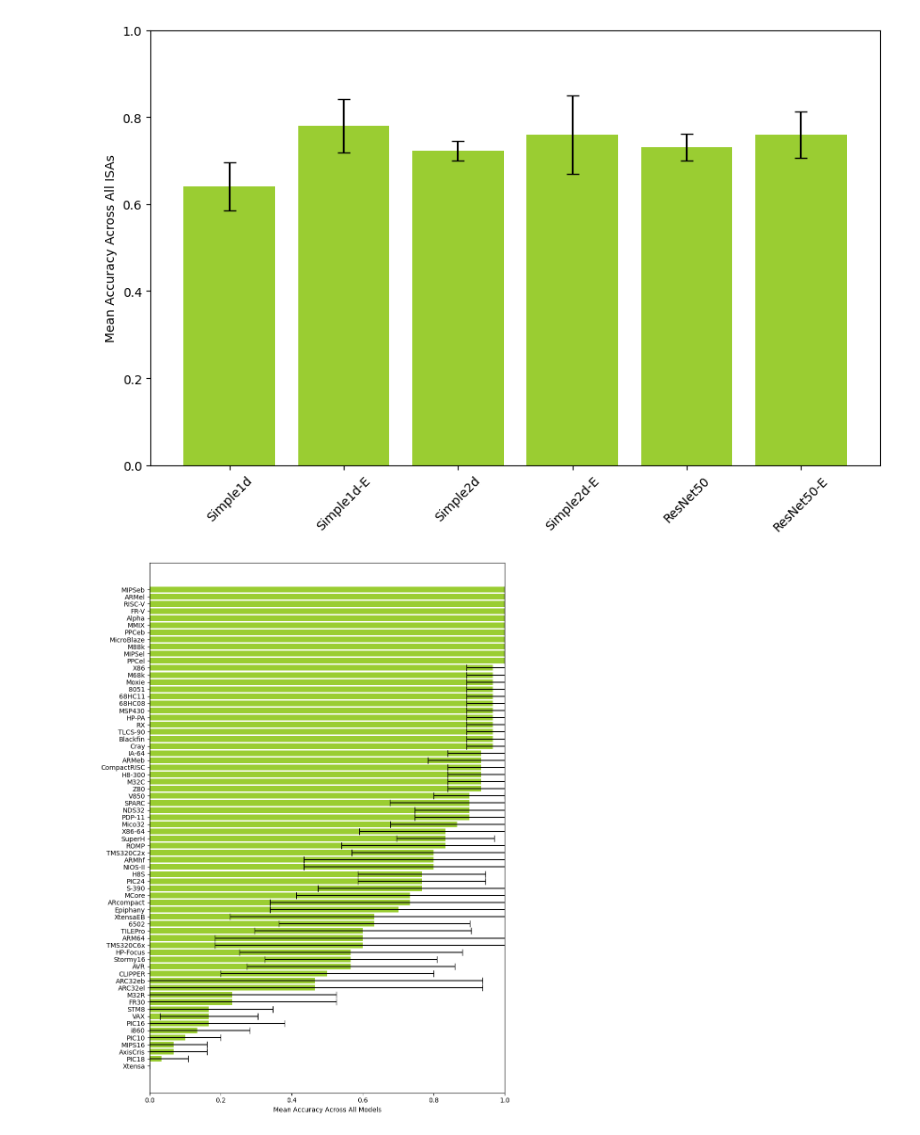
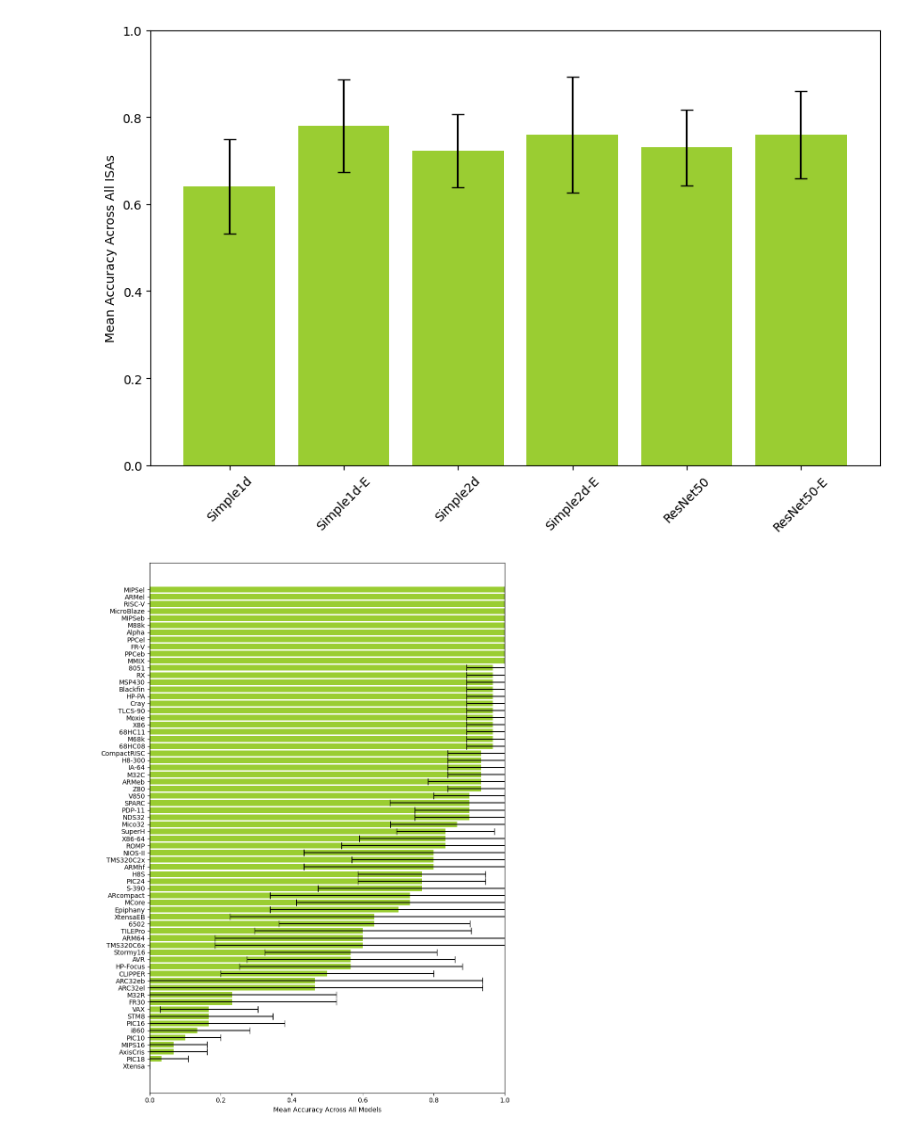
Before and after one commit to mikkelsvartveit/thesis, a Jupyter notebook: masterproject/code/src/analysis/barchart-combined.ipynb, the cells around one changed output. Cells and saved outputs as stored; diff of their text form; code cells hidden in the pictures.

Commit message:
adds confidence intervals for remaining datasets-suites

```diff
--- a/masterproject/code/src/analysis/barchart-combined.ipynb
+++ b/masterproject/code/src/analysis/barchart-combined.ipynb
@@ -45,10 +47,24 @@ for target_feature in target_features:
             & (df_all["target_feature"] == target_feature)
         ].reset_index(drop=True)
 
-        model_mean = df["test_accuracy"].mean()
-        model_std = df["test_accuracy"].std()
+        # Calculate the sum of all instance_count_* columns for each row
+        samples_count_cols = [
+            col for col in df.columns if col.startswith("instance_count_")
+        ]
+        df["total_samples_count"] = df[samples_count_cols].sum(axis=1).astype(int)
 
-        model_results[model_name] = (model_mean, model_std)
+        # Ensure all rows have the same total instance count
+        assert (
+            df["total_samples_count"] == df["total_samples_count"].iloc[0]
+        ).all(), "Not all rows have the same samples count."
+
+        samples_per_run = int(df["total_samples_count"].iloc[0])
+
+        model_mean, model_conf_95, _, _ = calculate_confidence_interval(
+            accuracies=df["test_accuracy"], n_samples=samples_per_run, confidence=0.95
+        )
+
+        model_results[model_name] = (model_mean, model_conf_95)
 
         # Collect per-architecture results
         for arch_col in arch_columns:
@@ -109,19 +125,19 @@ for target_feature in target_features:
     # Create bar chart aggregated by model
     plt.figure(figsize=(9, 6))
     model_means = []
-    model_stds = []
+    model_conf_95s = []
 
     for model in model_names:
-        mean, std = model_results[model]
+        mean, conf_95 = model_results[model]
         model_means.append(mean)
-        model_stds.append(std)
+        model_conf_95s.append(conf_95)
 
     xticks = [model.replace("Embedding", "-E") for model in model_names]
 
     bars = plt.bar(
         range(len(model_names)),
         model_means,
-        yerr=model_stds,
+        yerr=model_conf_95s,
         capsize=5,
         color="yellowgreen",
     )
@@ -149,2 +171,2 @@ for target_feature in target_features:
-[figure, old version]
+[figure, new version]
-[figure, old version]
+[figure, new version]
```
Also changed, not shown: parts of 3 cells of this notebook, 14 other files.
